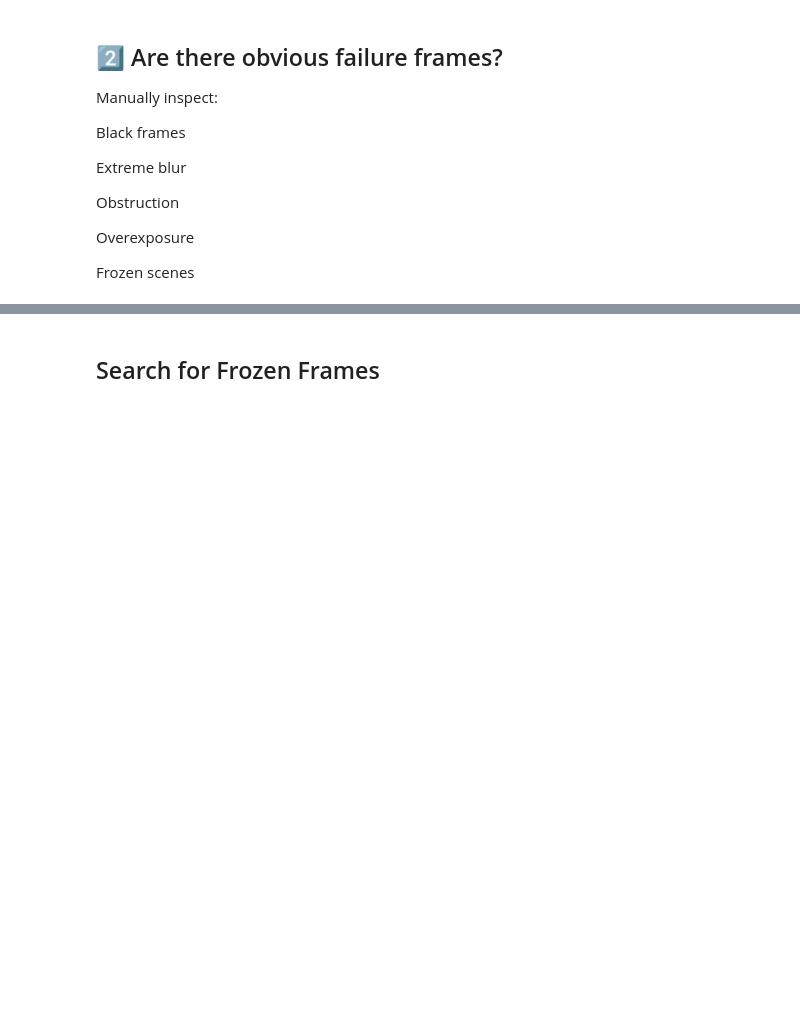
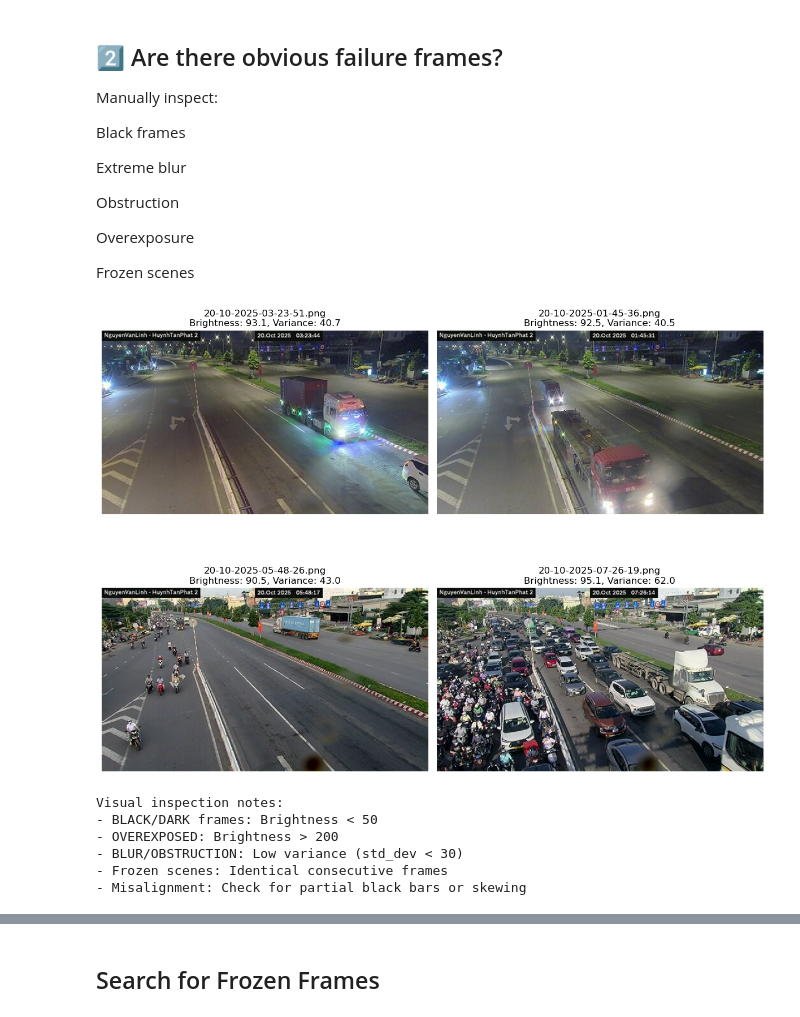
Before and after one commit to imsibaja/cv-fail-detect, a Jupyter notebook: explore.ipynb, the cells around one changed output, grey strips where cells are left out. Cells and saved outputs as stored; diff of their text form; code cells hidden in the pictures; blank space fills up the shorter version.

```diff
--- a/explore.ipynb
+++ b/explore.ipynb
@@ -152,42 +161,52 @@ Overexposure
 
 Frozen scenes
 # %%
-# Cell 6: Frozen frame detection (exact duplicates)
-# Purpose: detect identical frames by hashing files
+# PURPOSE: Analyze images for failure modes (blur, obstruction, overexposure, darkness, frozen frames)
 
-import hashlib
-from collections import defaultdict
+import matplotlib.pyplot as plt
+import numpy as np
+from PIL import Image
 
-def hash_file(path: str) -> str:
-    h = hashlib.md5()
-    with open(path, 'rb') as f:
-        while chunk := f.read(8192):
-            h.update(chunk)
-    return h.hexdigest()
+# Get sample images from first folder
+sample_folder = top_folders[0]
+sample_path = os.path.join(path, sample_folder)
+image_files = [f for f in os.listdir(sample_path) if f.lower().endswith(('.jpg', '.jpeg', '.png'))][:4]
 
+# Display sample images with analysis
+fig, axes = plt.subplots(2, 2, figsize=(12, 10))
+axes = axes.flatten()
 
-def find_exact_duplicates(folder_path: str) -> dict:
-    """Return dict of hash -> [filepaths] for duplicates.
+for idx, img_file in enumerate(image_files):
+    img_path = os.path.join(sample_path, img_file)
+    img = Image.open(img_path)
+    img_array = np.array(img)
 
-    Only identical (byte-wise) duplicates are detected. For near-duplicates
-    or static scenes, consider perceptual hashing or frame-diff methods.
-    """
-    hashes = defaultdict(list)
-    for root, dirs, files in os.walk(folder_path):
-        for fname in files:
-            if not fname.lower().endswith(('.png', '.jpg', '.jpeg')):
-                continue
-            fp = os.path.join(root, fname)
-            try:
-                h = hash_file(fp)
-                hashes[h].append(fp)
-            except Exception:
-                pass
-    return {h: ps for h, ps in hashes.items() if len(ps) > 1}
+    # Calculate basic statistics
+    brightness = np.mean(img_array)
+    std_dev = np.std(img_array)  # High std = detail, Low std = blur/obstruction
 
-# Example usage:
-# dups = find_exact_duplicates(dataset_path)
-# for h, paths in dups.items(): print(h, len(paths))
+    # Display image
+    axes[idx].imshow(img)
+    axes[idx].set_title(f"{img_file}\nBrightness: {brightness:.1f}, Variance: {std_dev:.1f}")
+    axes[idx].axis('off')
+
+plt.tight_layout()
+plt.show()
+
+print("Visual inspection notes:")
+print("- BLACK/DARK frames: Brightness < 50")
+print("- OVEREXPOSED: Brightness > 200")
+print("- BLUR/OBSTRUCTION: Low variance (std_dev < 30)")
+print("- Frozen scenes: Identical consecutive frames")
+print("- Misalignment: Check for partial black bars or skewing")
+# %% [output]
+[figure, added]
+Visual inspection notes:
+- BLACK/DARK frames: Brightness < 50
+- OVEREXPOSED: Brightness > 200
+- BLUR/OBSTRUCTION: Low variance (std_dev < 30)
+- Frozen scenes: Identical consecutive frames
+- Misalignment: Check for partial black bars or skewing
 # %%
 # Cell 10: Identify and Remove Corrupted Images
 # PURPOSE: Find and remove PNG files that are 3KB or smaller (corrupted/unusable)
```
Also changed, not shown: parts of 8 cells of this notebook.
